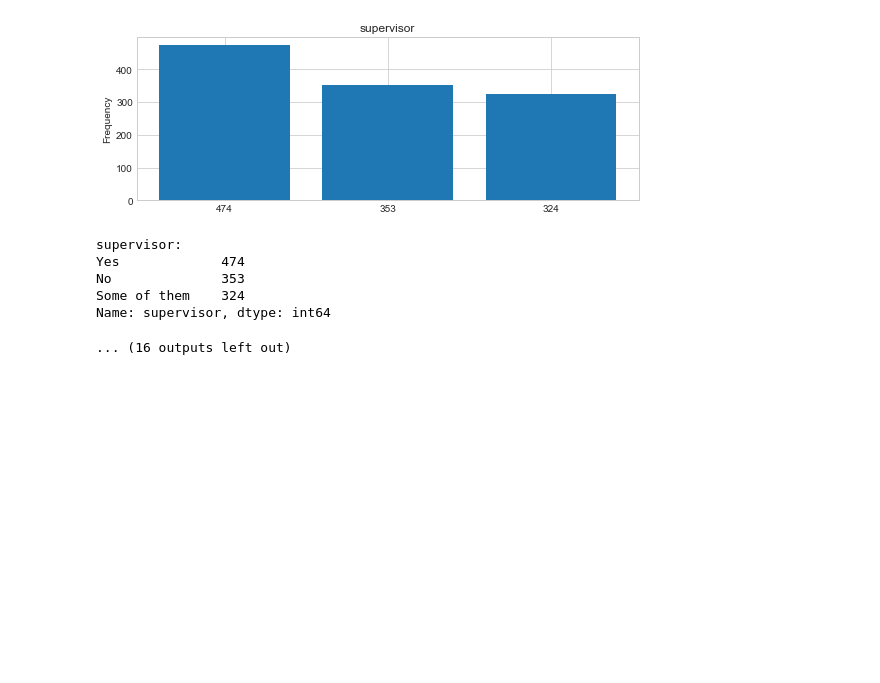
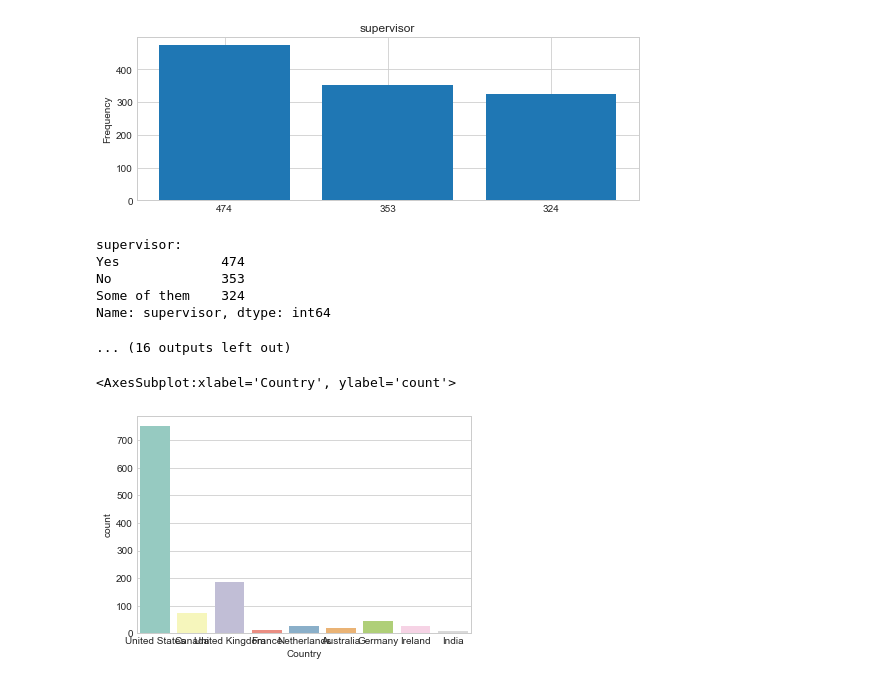
Before and after one commit to Ayotusin/mental_health_survey, a Jupyter notebook: FinalAssignment_Mental_Health_Survey.ipynb, the cells around one changed output. Drawn from its saved outputs; the diff is of its cells as text; code cells hidden in the pictures; blank space fills up the shorter version.

Commit message:
Geolocation Visualization

```diff
--- a/FinalAssignment_Mental_Health_Survey.ipynb
+++ b/FinalAssignment_Mental_Health_Survey.ipynb
@@ -151,3 +151,9 @@ No              353
 Some of them    324
 Name: supervisor, dtype: int64
 ... (16 outputs left out)
+# %%
+#Visualize the distribution of the geographic locations
+sns.countplot(x='Country', data=df, palette='Set3')
+# %% [output]
+<AxesSubplot:xlabel='Country', ylabel='count'>
+[figure, added]
```
